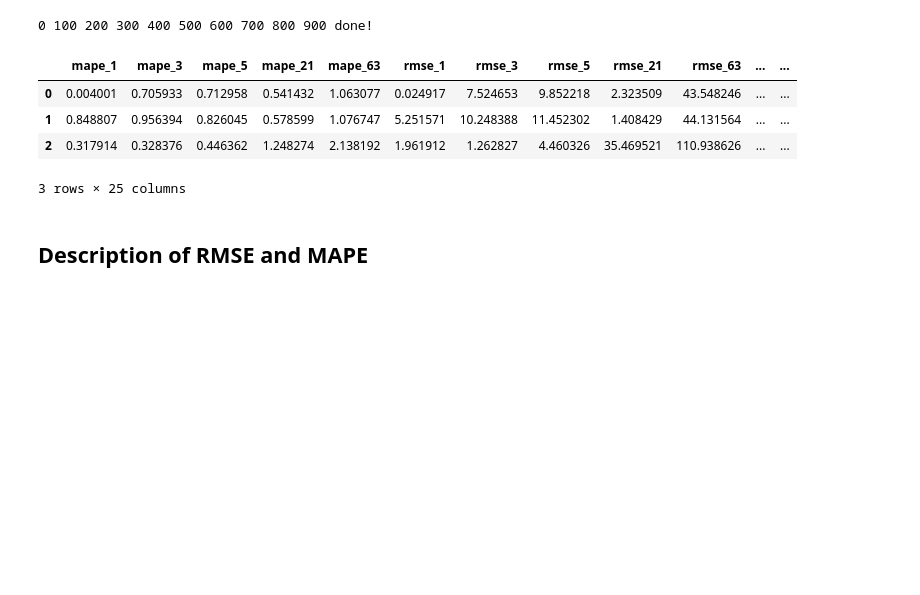
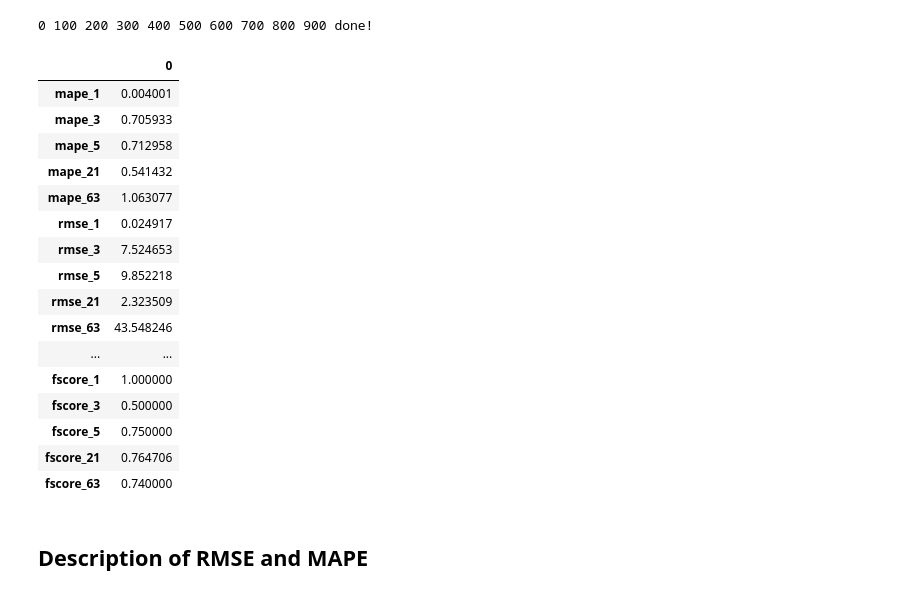
Before and after one commit to ulrikson/statistics-thesis, a Jupyter notebook: arch_evaluate.ipynb, the cells around one changed output. Saved outputs shown, nothing was run; the diff lists cells and outputs as text; code cells hidden in the pictures; blank space fills up the shorter version.

Commit message:
results when t=1

```diff
--- a/arch_evaluate.ipynb
+++ b/arch_evaluate.ipynb
@@ -202,16 +202,28 @@ for i in range(forecast_len):
 print('done!')
 # %% [output]
 0 100 200 300 400 500 600 700 800 900 done!
-# %%
-# First three rows of evaluation df
-
-cross_df.head(3)
-# %% [output]
-|  | mape_1 | mape_3 | mape_5 | mape_21 | mape_63 | rmse_1 | rmse_3 | rmse_5 | rmse_21 | rmse_63 | ... | ... |
-| 0 | 0.004001 | 0.705933 | 0.712958 | 0.541432 | 1.063077 | 0.024917 | 7.524653 | 9.852218 | 2.323509 | 43.548246 | ... | ... |
-| 1 | 0.848807 | 0.956394 | 0.826045 | 0.578599 | 1.076747 | 5.251571 | 10.248388 | 11.452302 | 1.408429 | 44.131564 | ... | ... |
-| 2 | 0.317914 | 0.328376 | 0.446362 | 1.248274 | 2.138192 | 1.961912 | 1.262827 | 4.460326 | 35.469521 | 110.938626 | ... | ... |
-3 rows × 25 columns
+# %%
+# Only the results when t=1
+
+cross_df[0:1].transpose()
+# %% [output]
+|  | 0 |
+| mape_1 | 0.004001 |
+| mape_3 | 0.705933 |
+| mape_5 | 0.712958 |
+| mape_21 | 0.541432 |
+| mape_63 | 1.063077 |
+| rmse_1 | 0.024917 |
+| rmse_3 | 7.524653 |
+| rmse_5 | 9.852218 |
+| rmse_21 | 2.323509 |
+| rmse_63 | 43.548246 |
+| ... | ... |
+| fscore_1 | 1.000000 |
+| fscore_3 | 0.500000 |
+| fscore_5 | 0.750000 |
+| fscore_21 | 0.764706 |
+| fscore_63 | 0.740000 |
 # %% [markdown]
 ## Description of RMSE and MAPE
 # %%
```
Also changed, not shown: 1 other file.
